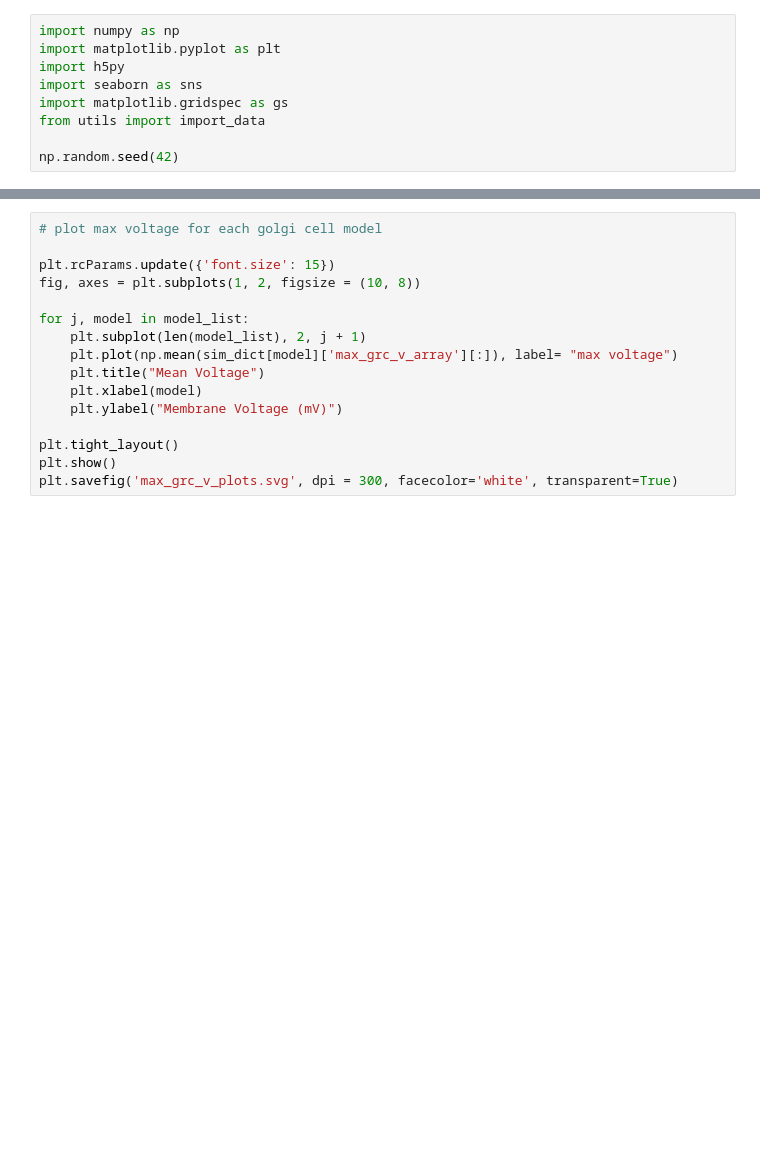
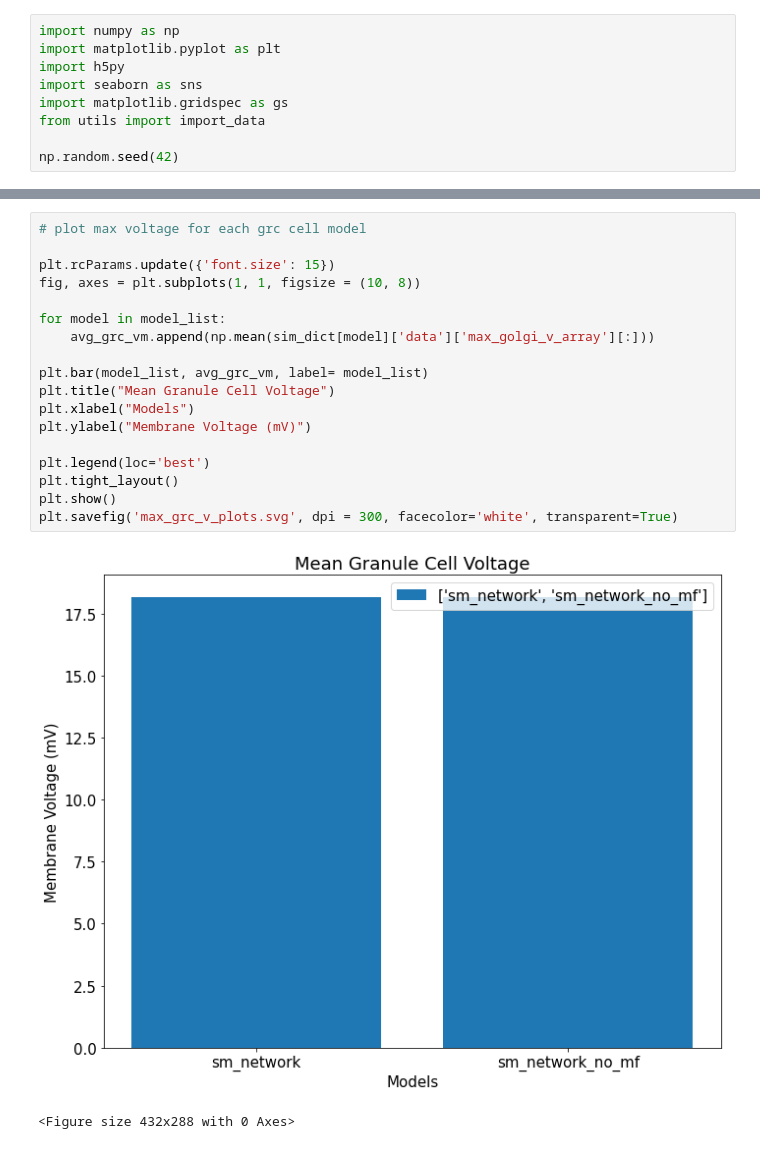
Before and after one commit to Spiritreaper331/Honors-Project-2022, a Jupyter notebook: Cerebellum Model/generate_figures.ipynb, the cells around one changed output, grey strips where cells are left out. Drawn from its saved outputs; the diff is of its cells as text; blank space fills up the shorter version.

```diff
--- a/Cerebellum Model/generate_figures.ipynb
+++ b/Cerebellum Model/generate_figures.ipynb
@@ -35,16 +55,21 @@ plt.savefig('max_golgi_v_plots.svg', dpi = 300, facecolor='white', transparent=T
 # %%
-# plot max voltage for each golgi cell model
+# plot max voltage for each grc cell model
 
 plt.rcParams.update({'font.size': 15})
-fig, axes = plt.subplots(1, 2, figsize = (10, 8))
+fig, axes = plt.subplots(1, 1, figsize = (10, 8))
 
-for j, model in model_list:
-    plt.subplot(len(model_list), 2, j + 1)
-    plt.plot(np.mean(sim_dict[model]['max_grc_v_array'][:]), label= "max voltage")
-    plt.title("Mean Voltage")
-    plt.xlabel(model)
-    plt.ylabel("Membrane Voltage (mV)")
+for model in model_list:
+    avg_grc_vm.append(np.mean(sim_dict[model]['data']['max_golgi_v_array'][:]))
 
+plt.bar(model_list, avg_grc_vm, label= model_list)
+plt.title("Mean Granule Cell Voltage")
+plt.xlabel("Models")
+plt.ylabel("Membrane Voltage (mV)")
+
+plt.legend(loc='best')
 plt.tight_layout()
 plt.show()
 plt.savefig('max_grc_v_plots.svg', dpi = 300, facecolor='white', transparent=True)
+# %% [output]
+[figure, added]
+<Figure size 432x288 with 0 Axes>
```
Also changed, not shown: parts of 8 cells of this notebook, 9 other files.
